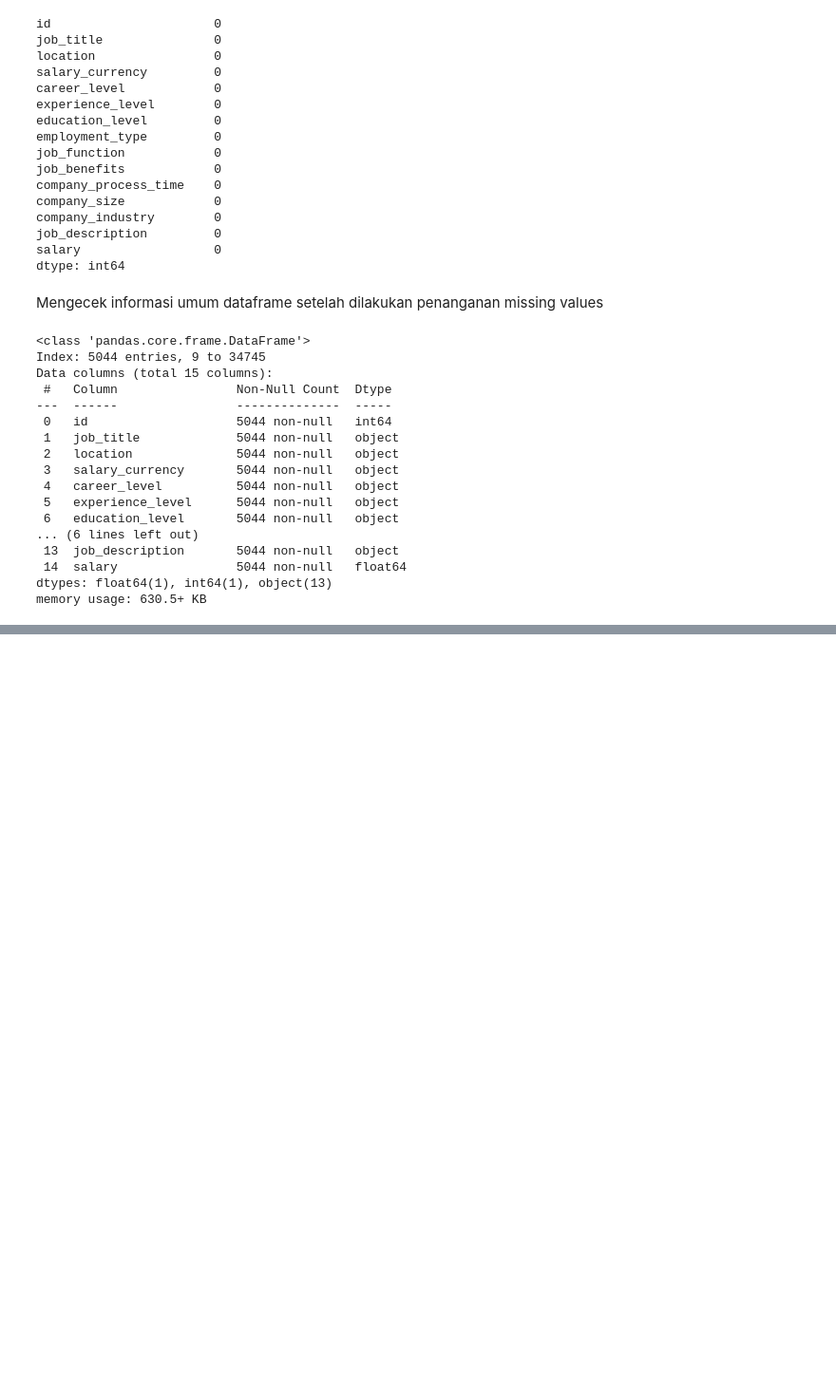
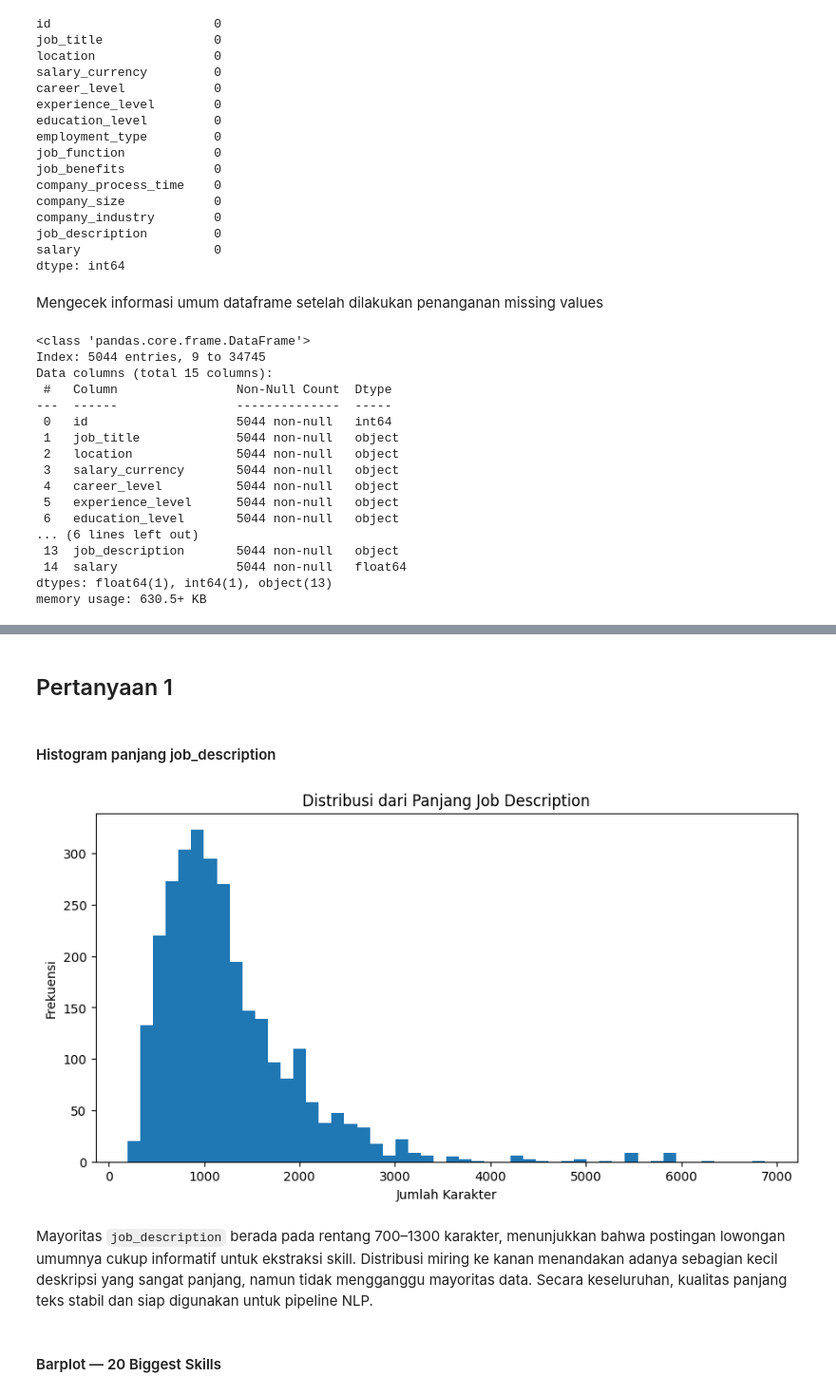
Before and after one commit to muhanangmahrub/Career-Path-Navigator, a Jupyter notebook: notebooks/anang/EDA & Visualization.ipynb, the cells around one changed output, grey strips where cells are left out. Shown at 95% size. Drawn from its saved outputs; the diff is of its cells as text; code cells hidden in the pictures; blank space fills up the shorter version.

```diff
--- a/notebooks/anang/EDA & Visualization.ipynb
+++ b/notebooks/anang/EDA & Visualization.ipynb
@@ -170,0 +309,3 @@ memory usage: 630.5+ KB
+# %%
+final_df = pd.read_csv("export/final_data.csv")
+final_df.head()
@@ -170,0 +319,19 @@ memory usage: 630.5+ KB
+# %% [markdown]
+## Pertanyaan 1
+# %% [markdown]
+#### Histogram panjang job_description
+# %%
+final_df["desc_length"] = final_df["job_description"].astype(str).apply(len)
+
+plt.figure(figsize=(10,5))
+plt.hist(final_df["desc_length"], bins=50)
+plt.title("Distribusi dari Panjang Job Description")
+plt.xlabel("Jumlah Karakter")
+plt.ylabel("Frekuensi")
+plt.show()
+# %% [output]
+[figure, added]
+# %% [markdown]
+Mayoritas `job_description` berada pada rentang 700–1300 karakter, menunjukkan bahwa postingan lowongan umumnya cukup informatif untuk ekstraksi skill. Distribusi miring ke kanan menandakan adanya sebagian kecil deskripsi yang sangat panjang, namun tidak mengganggu mayoritas data. Secara keseluruhan, kualitas panjang teks stabil dan siap digunakan untuk pipeline NLP.
+# %% [markdown]
+#### Barplot — 20 Biggest Skills
```
Also changed, not shown: parts of 26 cells of this notebook, 2 other files.
